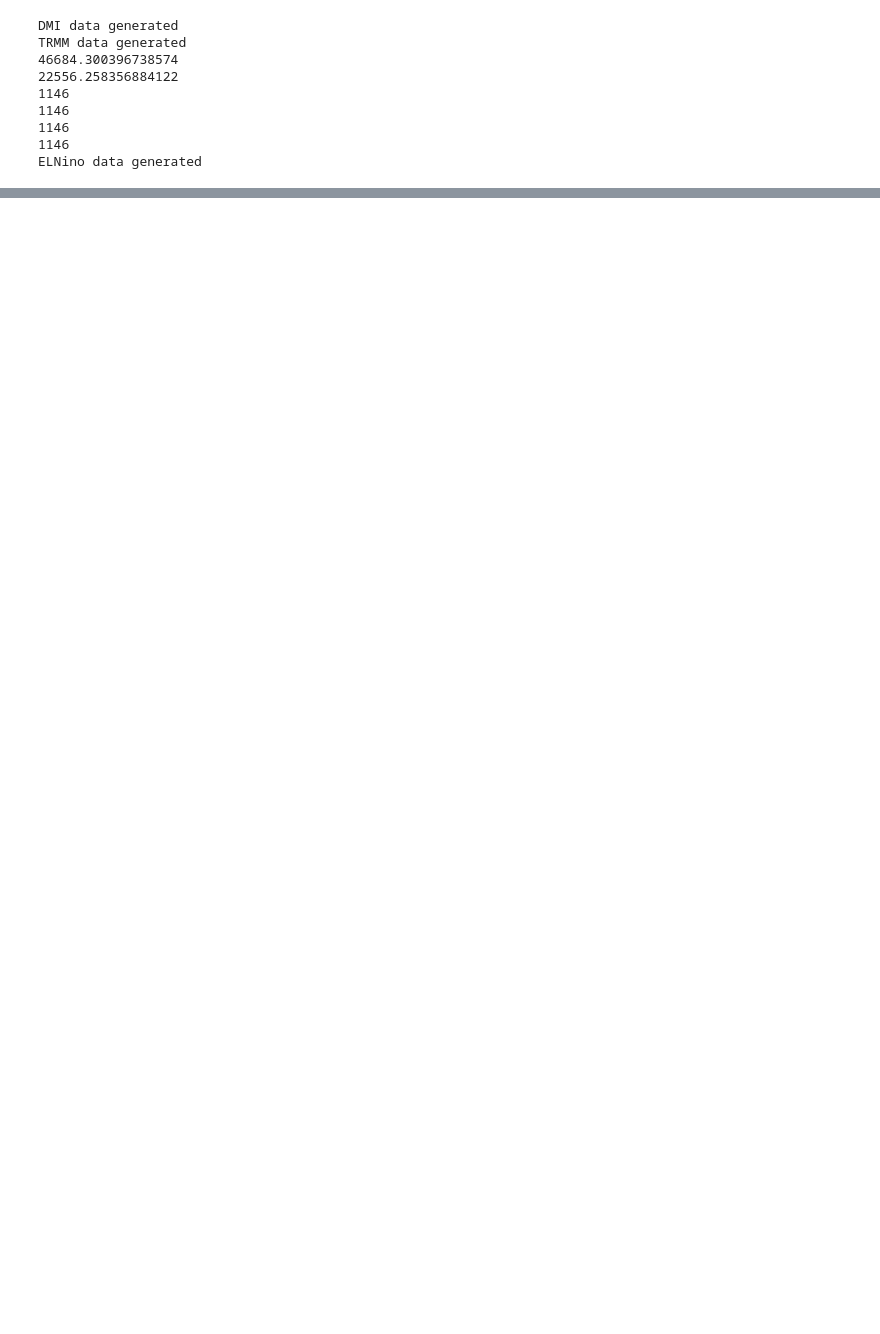
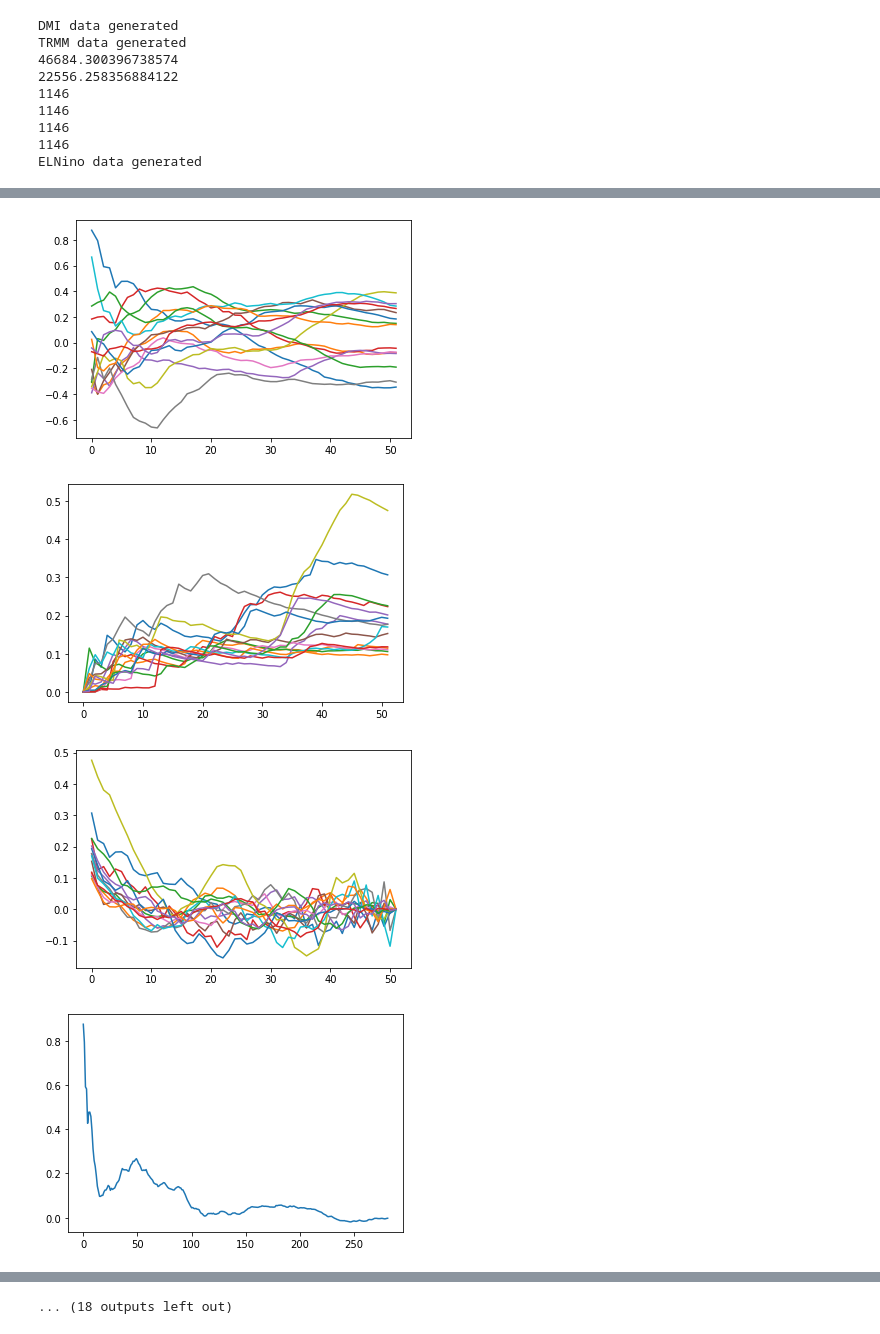
Before and after one commit to alexkwg/ClimateProject, a Jupyter notebook: Climate Project/ReadData.ipynb, the cells around one changed output, grey strips where cells are left out. Cells and saved outputs as stored; diff of their text form; code cells hidden in the pictures; blank space fills up the shorter version.

```diff
--- a/Climate Project/ReadData.ipynb
+++ b/Climate Project/ReadData.ipynb
@@ -488,0 +515,28 @@ plt.show()
+# %%
+
+for i in range(0,15):
+    plt.plot(getMeanAt(reader.DMI_list[52*i:52*(i+1) ])) #yearly mean
+plt.show()
+for i in range(0,15):
+    plt.plot(sampleVarianceAt(reader.DMI_list[52*i:52*(i+1) ])) #yearly mean
+plt.show()
+for i in range(0,15):
+    plt.plot(sampleCoVarianceAt(reader.DMI_list[52*i:52*(i+1) ])) #yearly mean
+plt.show()
+
+for i in range(0,9):
+    DMI = flatten1(seperateByMonth(reader.sortedKeys_DMI,reader.DMI_list,i,i+3))
+    for i in range(0,1):
+        plt.plot(getMeanAt(DMI)) #yearly mean
+    plt.show()
+    for i in range(0,1):
+        plt.plot(sampleVarianceAt(DMI)) #yearly mean
+    plt.show()
+    for i in range(0,1):
+        plt.plot(sampleCoVarianceAt(DMI)) #yearly mean
+    plt.show()
+# %% [output]
+[figure, added]
+[figure, added]
+[figure, added]
+[figure, added]
@@ -488,0 +551 @@ plt.show()
+... (18 outputs left out)
```
Also changed, not shown: parts of 13 cells of this notebook.
